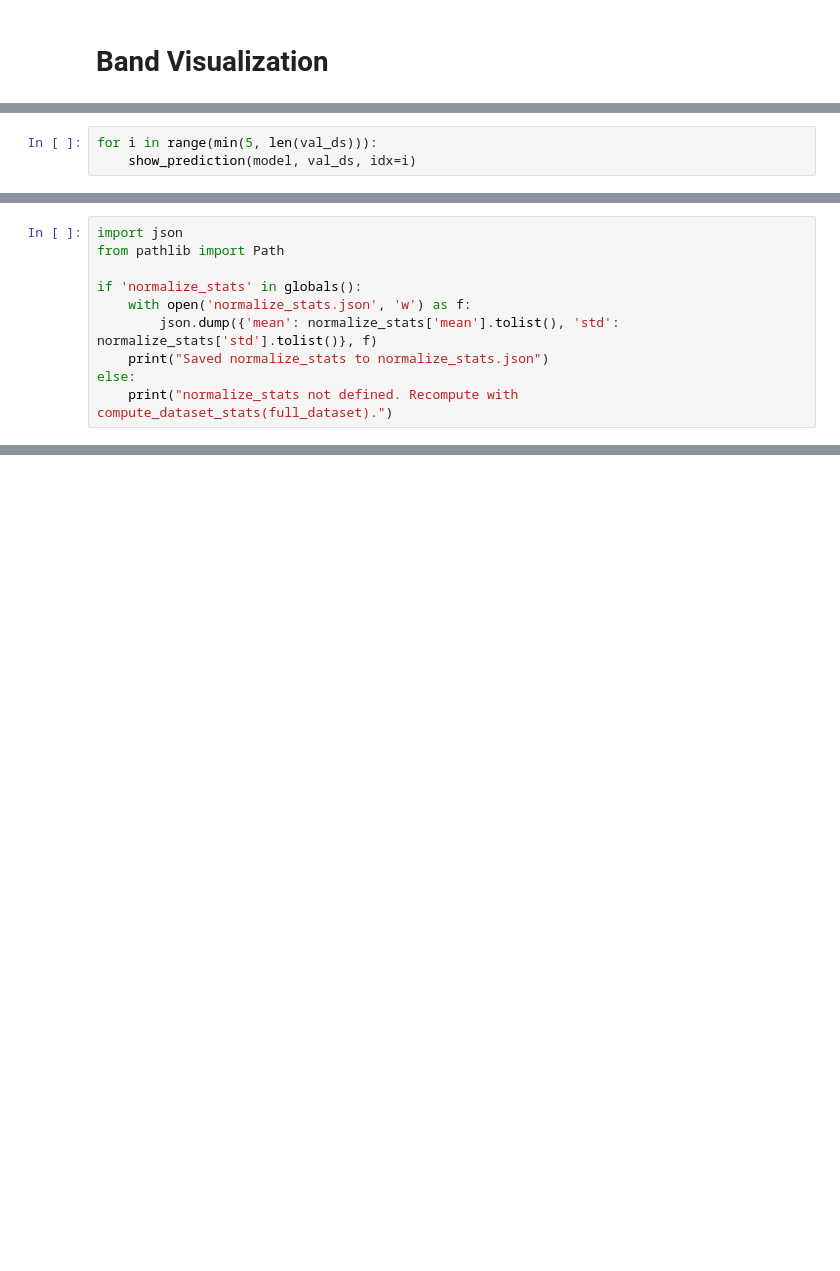
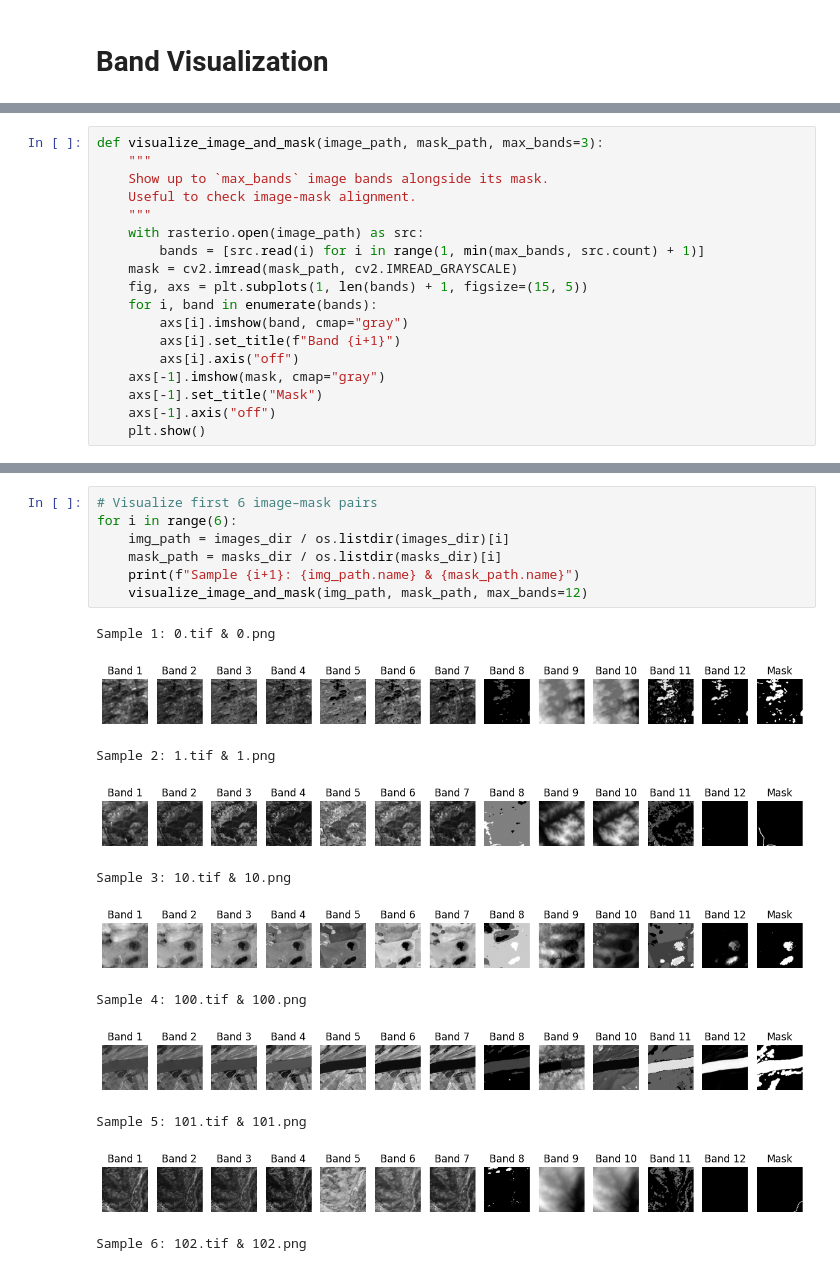
Before and after one commit to Rowanyasser/Water-Segmentation-Project, a Jupyter notebook: WaterSegmentation.ipynb, the cells around one changed output, grey strips where cells are left out. Cells and saved outputs as stored; diff of their text form; blank space fills up the shorter version.

```diff
--- a/WaterSegmentation.ipynb
+++ b/WaterSegmentation.ipynb
@@ -619,3 +162,0 @@ def visualize_prediction(model, dataset, idx=0):
-# %%
-for i in range(min(5, len(val_ds))):
-    show_prediction(model, val_ds, idx=i)
@@ -849,10 +162,0 @@ Saved model to /mnt/c/Users/Rowan/Desktop/Cellula_Internship/Task2/final_model.p
-# %%
-import json
-from pathlib import Path
-
-if 'normalize_stats' in globals():
-    with open('normalize_stats.json', 'w') as f:
-        json.dump({'mean': normalize_stats['mean'].tolist(), 'std': normalize_stats['std'].tolist()}, f)
-    print("Saved normalize_stats to normalize_stats.json")
-else:
-    print("normalize_stats not defined. Recompute with compute_dataset_stats(full_dataset).")
@@ -860,0 +173,18 @@ Saved normalize_stats to normalize_stats.json
+# %%
+def visualize_image_and_mask(image_path, mask_path, max_bands=3):
+    """
+    Show up to `max_bands` image bands alongside its mask.
+    Useful to check image-mask alignment.
+    """
+    with rasterio.open(image_path) as src:
+        bands = [src.read(i) for i in range(1, min(max_bands, src.count) + 1)]
+    mask = cv2.imread(mask_path, cv2.IMREAD_GRAYSCALE)
+    fig, axs = plt.subplots(1, len(bands) + 1, figsize=(15, 5))
+    for i, band in enumerate(bands):
+        axs[i].imshow(band, cmap="gray")
+        axs[i].set_title(f"Band {i+1}")
+        axs[i].axis("off")
+    axs[-1].imshow(mask, cmap="gray")
+    axs[-1].set_title("Mask")
+    axs[-1].axis("off")
+    plt.show()
@@ -860,0 +434,19 @@ Saved normalize_stats to normalize_stats.json
+# %%
+# Visualize first 6 image–mask pairs
+for i in range(6):
+    img_path = images_dir / os.listdir(images_dir)[i]
+    mask_path = masks_dir / os.listdir(masks_dir)[i]
+    print(f"Sample {i+1}: {img_path.name} & {mask_path.name}")
+    visualize_image_and_mask(img_path, mask_path, max_bands=12)
+# %% [output]
+Sample 1: 0.tif & 0.png
+[figure, added]
+Sample 2: 1.tif & 1.png
+[figure, added]
+Sample 3: 10.tif & 10.png
+[figure, added]
+Sample 4: 100.tif & 100.png
+[figure, added]
+Sample 5: 101.tif & 101.png
+[figure, added]
+Sample 6: 102.tif & 102.png
```
Also changed, not shown: parts of 98 cells of this notebook.
